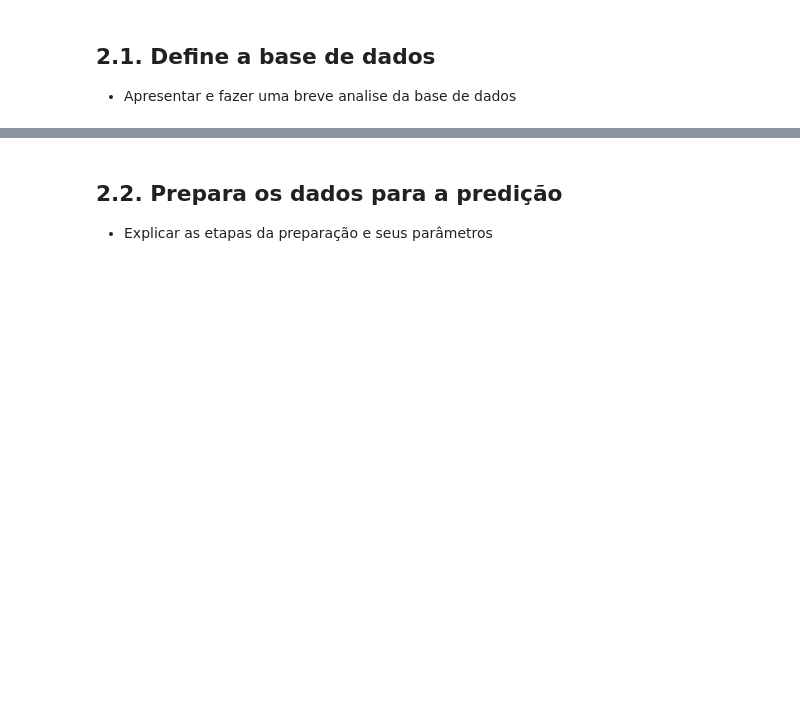
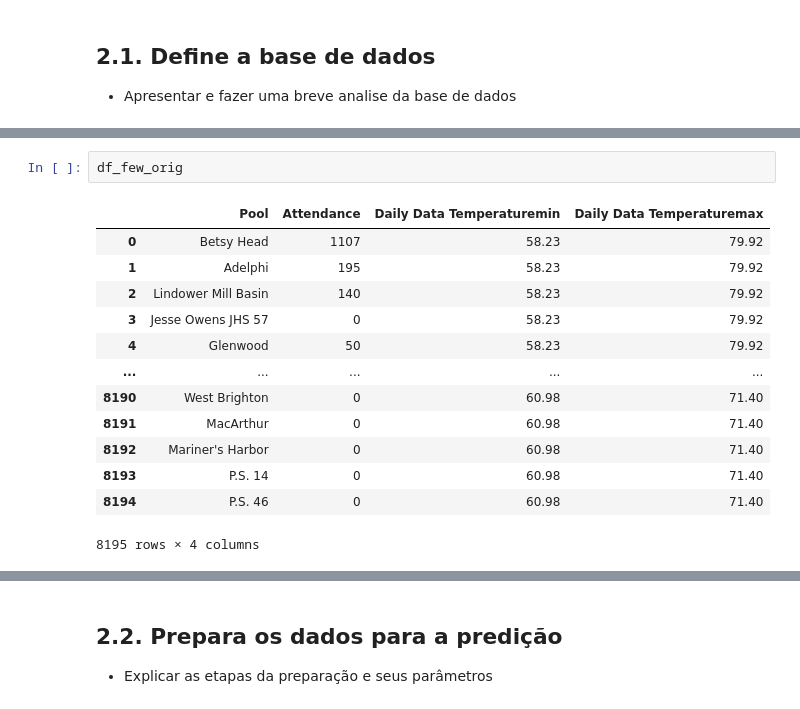
Before and after one commit to lmlima/PoolAttendance, a Jupyter notebook: Apresentação.ipynb, the cells around one changed output, grey strips where cells are left out. Drawn from its saved outputs; the diff is of its cells as text; blank space fills up the shorter version.

```diff
--- a/Apresentação.ipynb
+++ b/Apresentação.ipynb
@@ -49,0 +80,16 @@ Successfully installed tb-nightly-1.14.0a20190301 tensorflow-2.0.0a0 tf-estimato
+# %%
+df_few_orig
+# %% [output]
+|  | Pool | Attendance | Daily Data Temperaturemin | Daily Data Temperaturemax |
+| 0 | Betsy Head | 1107 | 58.23 | 79.92 |
+| 1 | Adelphi | 195 | 58.23 | 79.92 |
+| 2 | Lindower Mill Basin | 140 | 58.23 | 79.92 |
+| 3 | Jesse Owens JHS 57 | 0 | 58.23 | 79.92 |
+| 4 | Glenwood | 50 | 58.23 | 79.92 |
+| ... | ... | ... | ... | ... |
+| 8190 | West Brighton | 0 | 60.98 | 71.40 |
+| 8191 | MacArthur | 0 | 60.98 | 71.40 |
+| 8192 | Mariner's Harbor | 0 | 60.98 | 71.40 |
+| 8193 | P.S. 14 | 0 | 60.98 | 71.40 |
+| 8194 | P.S. 46 | 0 | 60.98 | 71.40 |
+8195 rows × 4 columns
```
Also changed, not shown: parts of 15 cells of this notebook.
